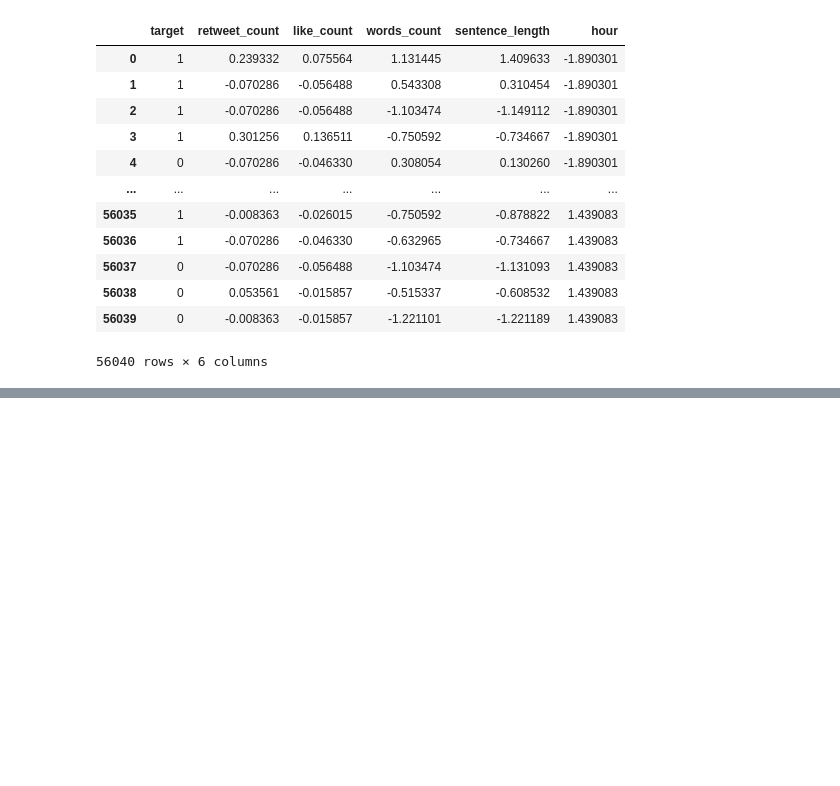
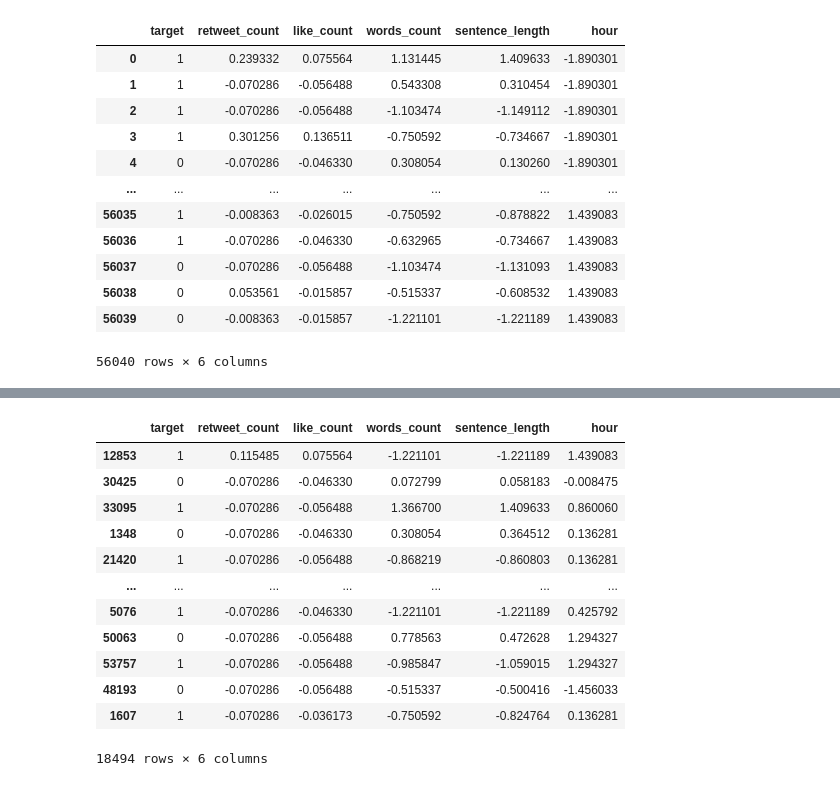
Before and after one commit to XingyuChenTim/5922NeuralNetsProject, a Jupyter notebook: preprocessing.ipynb, the cells around one changed output, grey strips where cells are left out. Drawn from its saved outputs; the diff is of its cells as text; code cells hidden in the pictures; blank space fills up the shorter version.

```diff
--- a/preprocessing.ipynb
+++ b/preprocessing.ipynb
@@ -225,2 +246,18 @@ final_result
+# %%
+test
+# %% [output]
+|  | target | retweet_count | like_count | words_count | sentence_length | hour |
+| 12853 | 1 | 0.115485 | 0.075564 | -1.221101 | -1.221189 | 1.439083 |
+| 30425 | 0 | -0.070286 | -0.046330 | 0.072799 | 0.058183 | -0.008475 |
+| 33095 | 1 | -0.070286 | -0.056488 | 1.366700 | 1.409633 | 0.860060 |
+| 1348 | 0 | -0.070286 | -0.046330 | 0.308054 | 0.364512 | 0.136281 |
+| 21420 | 1 | -0.070286 | -0.056488 | -0.868219 | -0.860803 | 0.136281 |
+| ... | ... | ... | ... | ... | ... | ... |
+| 5076 | 1 | -0.070286 | -0.046330 | -1.221101 | -1.221189 | 0.425792 |
+| 50063 | 0 | -0.070286 | -0.056488 | 0.778563 | 0.472628 | 1.294327 |
+| 53757 | 1 | -0.070286 | -0.056488 | -0.985847 | -1.059015 | 1.294327 |
+| 48193 | 0 | -0.070286 | -0.056488 | -0.515337 | -0.500416 | -1.456033 |
+| 1607 | 1 | -0.070286 | -0.036173 | -0.750592 | -0.824764 | 0.136281 |
+18494 rows × 6 columns
 # %%
 final_result.to_csv('clean.csv', index=False)
```
Also changed, not shown: parts of 4 cells of this notebook, 12 other files.
